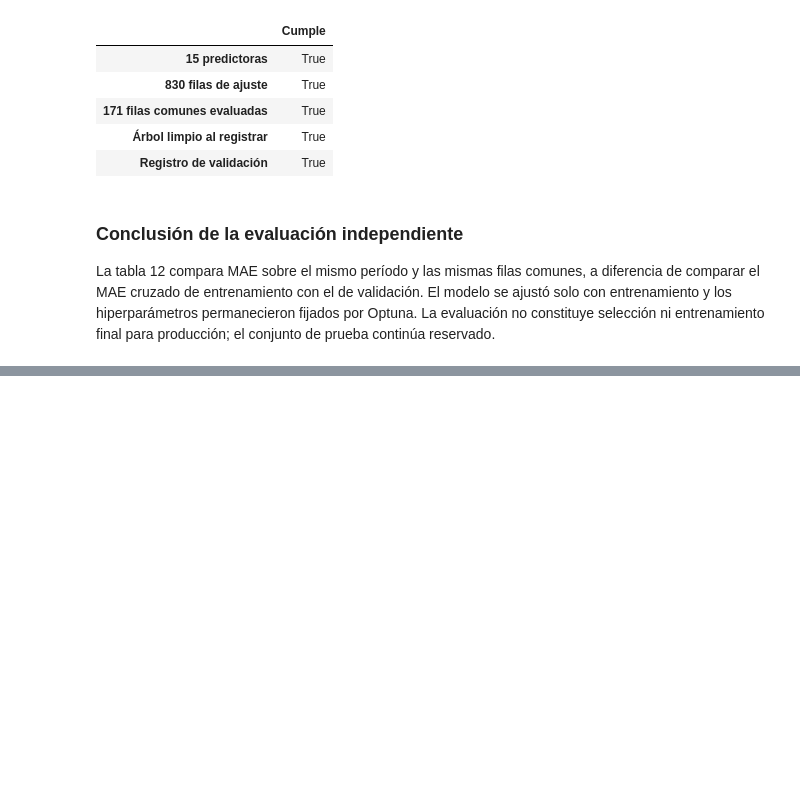
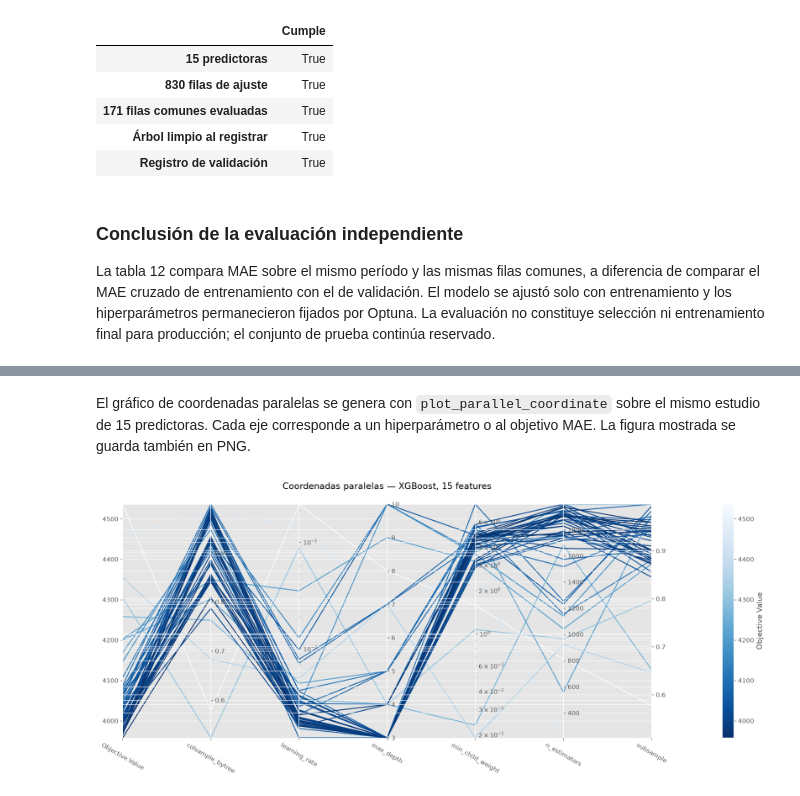
Before and after one commit to AlesioRios/Trabajo-Practico-Final-LD2, a Jupyter notebook: notebooks/modelado_xgboost.ipynb, the cells around one changed output, grey strips where cells are left out. Cells and saved outputs as stored; diff of their text form; code cells hidden in the pictures; blank space fills up the shorter version.

```diff
--- a/notebooks/modelado_xgboost.ipynb
+++ b/notebooks/modelado_xgboost.ipynb
@@ -296,0 +343,12 @@ La tabla 12 compara MAE sobre el mismo período y las mismas filas comunes, a di
+# %% [markdown]
+El gráfico de coordenadas paralelas se genera con `plot_parallel_coordinate` sobre el mismo estudio de 15 predictoras. Cada eje corresponde a un hiperparámetro o al objetivo MAE. La figura mostrada se guarda también en PNG.
+# %%
+eje_paralelas = plot_parallel_coordinate(estudio_graficos_15)
+fig_paralelas = eje_paralelas.figure
+fig_paralelas.set_size_inches(17, 7)
+eje_paralelas.set_title("Coordenadas paralelas — XGBoost, 15 features", pad=25)
+fig_paralelas.tight_layout()
+fig_paralelas.savefig(carpeta_png_15 / "coordenadas_paralelas.png", bbox_inches="tight", facecolor="white")
+plt.show()
+# %% [output]
+[figure, added]
```
Also changed, not shown: parts of 9 cells of this notebook, 5 other files.
